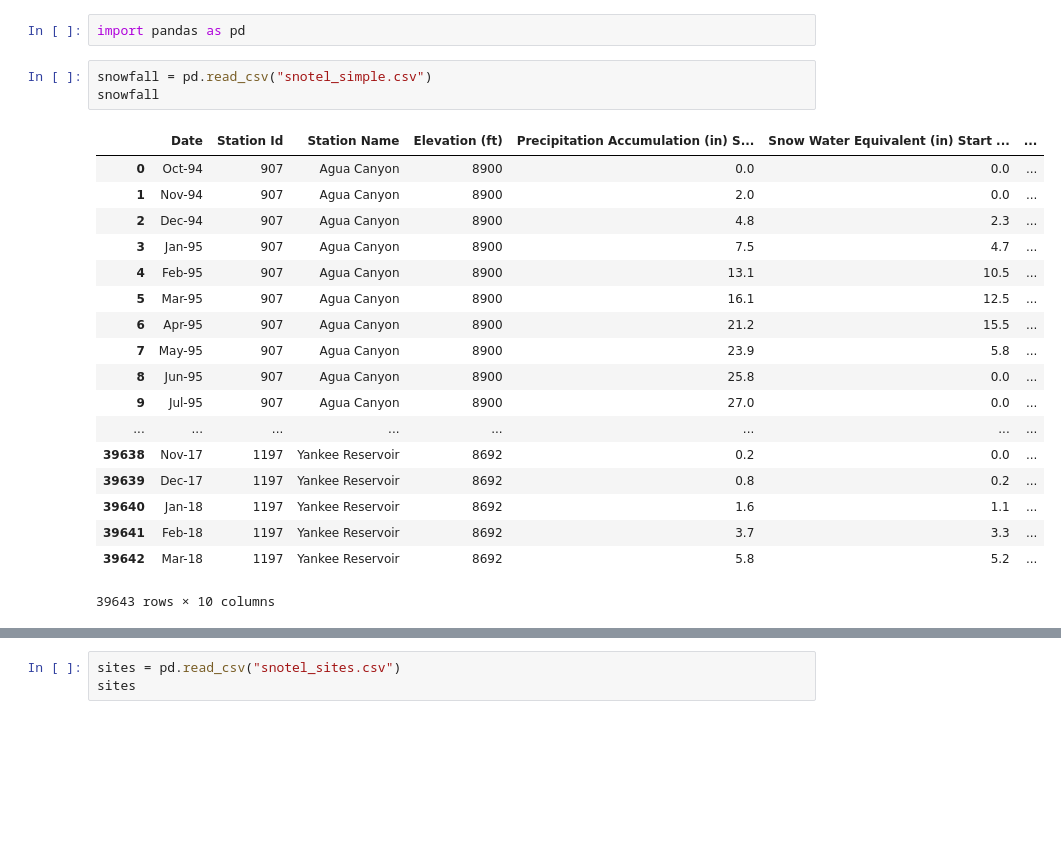
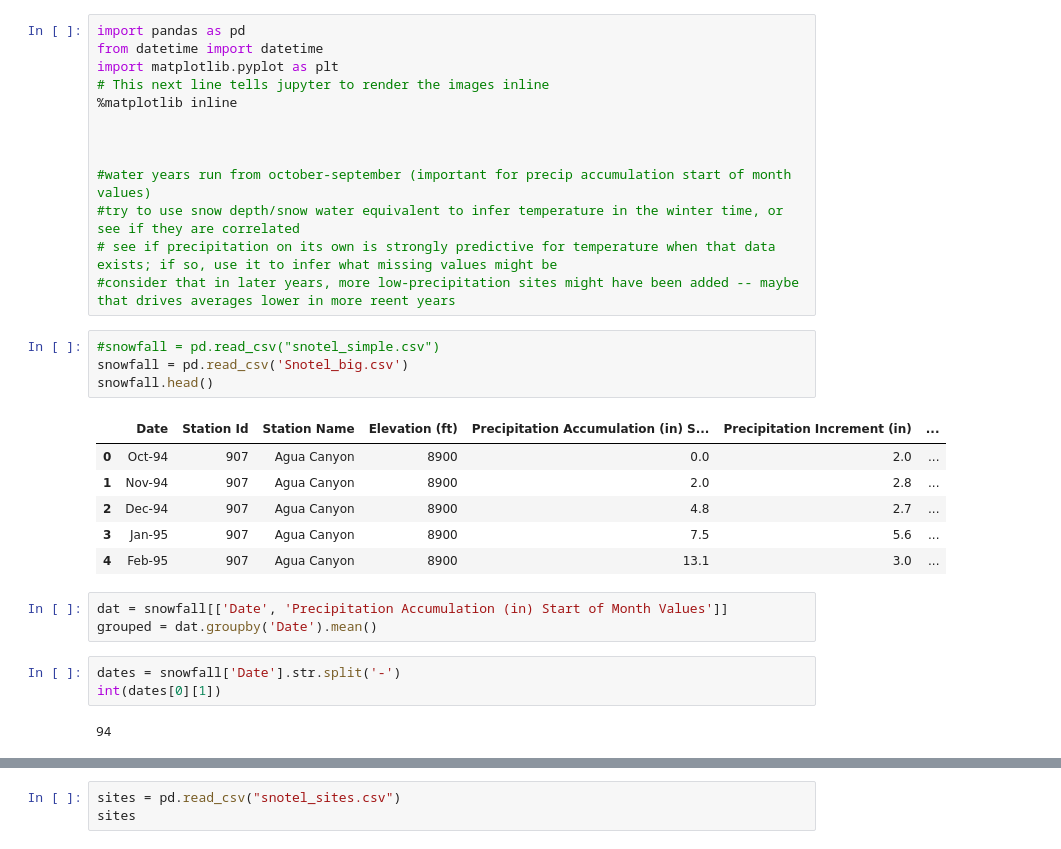
Before and after one commit to TravDraper/DS-Project, a Jupyter notebook: Snotel data project.ipynb, the cells around one changed output, grey strips where cells are left out. Saved outputs shown, nothing was run; the diff lists cells and outputs as text; blank space fills up the shorter version.

```diff
--- a/Snotel data project.ipynb
+++ b/Snotel data project.ipynb
@@ -1,24 +1,32 @@
-# %%
-import pandas as pd
+# %%
+import pandas as pd
+from datetime import datetime
+import matplotlib.pyplot as plt
+# This next line tells jupyter to render the images inline
+%matplotlib inline
+
+
+
+#water years run from october-september (important for precip accumulation start of month values)
+#try to use snow depth/snow water equivalent to infer temperature in the winter time, or see if they are correlated
+# see if precipitation on its own is strongly predictive for temperature when that data exists; if so, use it to infer what missing values might be
+#consider that in later years, more low-precipitation sites might have been added -- maybe that drives averages lower in more reent years
 # %%
-snowfall = pd.read_csv("snotel_simple.csv")
-snowfall
+#snowfall = pd.read_csv("snotel_simple.csv")
+snowfall = pd.read_csv('Snotel_big.csv')
+snowfall.head()
 # %% [output]
-|  | Date | Station Id | Station Name | Elevation (ft) | Precipitation Accumulation (in) S... | Snow Water Equivalent (in) Start ... | ... |
-| 0 | Oct-94 | 907 | Agua Canyon | 8900 | 0.0 | 0.0 | ... |
-| 1 | Nov-94 | 907 | Agua Canyon | 8900 | 2.0 | 0.0 | ... |
-| 2 | Dec-94 | 907 | Agua Canyon | 8900 | 4.8 | 2.3 | ... |
-| 3 | Jan-95 | 907 | Agua Canyon | 8900 | 7.5 | 4.7 | ... |
-| 4 | Feb-95 | 907 | Agua Canyon | 8900 | 13.1 | 10.5 | ... |
-| 5 | Mar-95 | 907 | Agua Canyon | 8900 | 16.1 | 12.5 | ... |
-| 6 | Apr-95 | 907 | Agua Canyon | 8900 | 21.2 | 15.5 | ... |
-| 7 | May-95 | 907 | Agua Canyon | 8900 | 23.9 | 5.8 | ... |
-| 8 | Jun-95 | 907 | Agua Canyon | 8900 | 25.8 | 0.0 | ... |
-| 9 | Jul-95 | 907 | Agua Canyon | 8900 | 27.0 | 0.0 | ... |
-| ... | ... | ... | ... | ... | ... | ... | ... |
-| 39638 | Nov-17 | 1197 | Yankee Reservoir | 8692 | 0.2 | 0.0 | ... |
-| 39639 | Dec-17 | 1197 | Yankee Reservoir | 8692 | 0.8 | 0.2 | ... |
-| 39640 | Jan-18 | 1197 | Yankee Reservoir | 8692 | 1.6 | 1.1 | ... |
-| 39641 | Feb-18 | 1197 | Yankee Reservoir | 8692 | 3.7 | 3.3 | ... |
-| 39642 | Mar-18 | 1197 | Yankee Reservoir | 8692 | 5.8 | 5.2 | ... |
+|  | Date | Station Id | Station Name | Elevation (ft) | Precipitation Accumulation (in) S... | Precipitation Increment (in) | ... |
+| 0 | Oct-94 | 907 | Agua Canyon | 8900 | 0.0 | 2.0 | ... |
+| 1 | Nov-94 | 907 | Agua Canyon | 8900 | 2.0 | 2.8 | ... |
+| 2 | Dec-94 | 907 | Agua Canyon | 8900 | 4.8 | 2.7 | ... |
+| 3 | Jan-95 | 907 | Agua Canyon | 8900 | 7.5 | 5.6 | ... |
+| 4 | Feb-95 | 907 | Agua Canyon | 8900 | 13.1 | 3.0 | ... |
-39643 rows × 10 columns
+# %%
+dat = snowfall[['Date', 'Precipitation Accumulation (in) Start of Month Values']]
+grouped = dat.groupby('Date').mean()
+# %%
+dates = snowfall['Date'].str.split('-')
+int(dates[0][1])
+# %% [output]
+94
```
Also changed, not shown: parts of 17 cells of this notebook.
